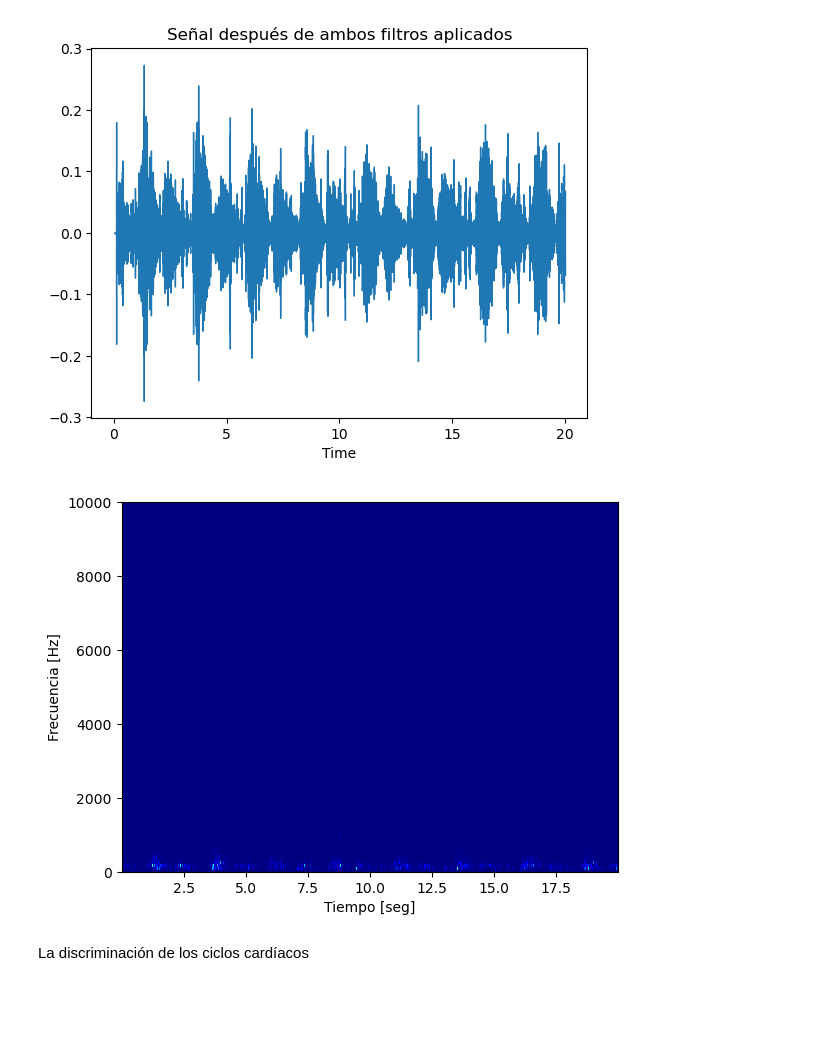
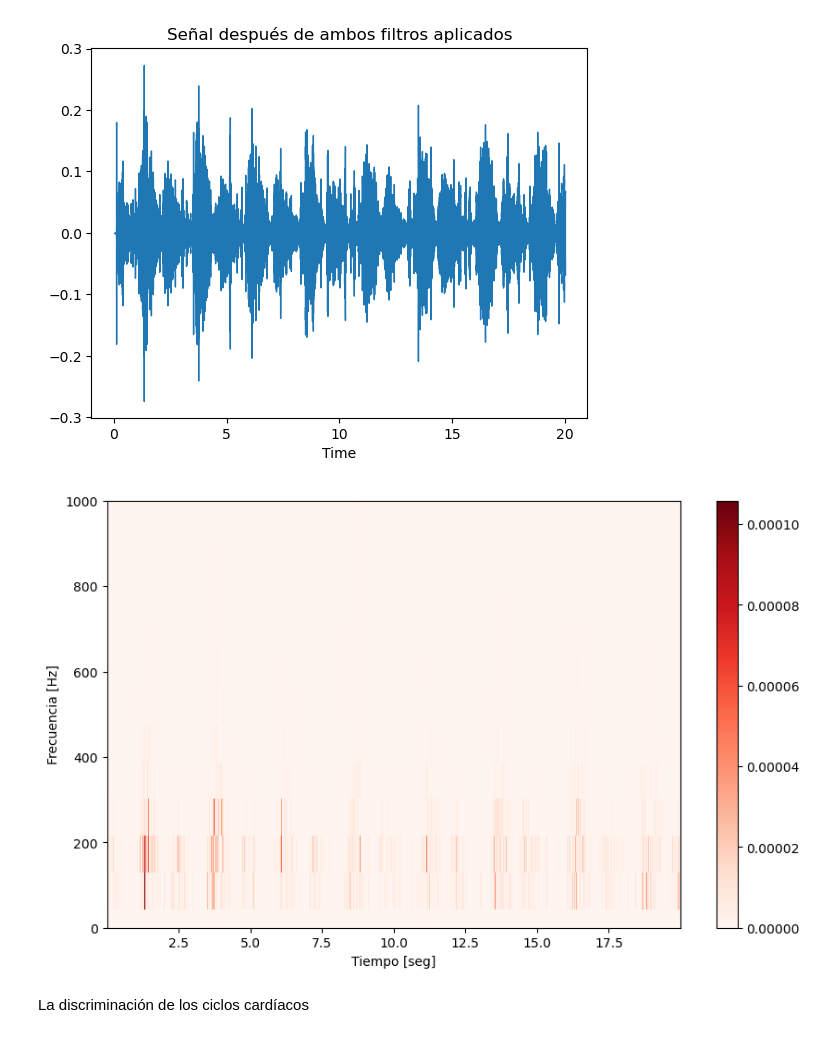
Before and after one commit to Astolfo2332/Respiratory_Difference, a Jupyter notebook: Proyecto_3_los_4GB.ipynb, the cells around one changed output. Drawn from its saved outputs; the diff is of its cells as text; code cells hidden in the pictures; blank space fills up the shorter version.

```diff
--- a/Proyecto_3_los_4GB.ipynb
+++ b/Proyecto_3_los_4GB.ipynb
@@ -119,14 +128,19 @@ plt.title("Señal después de ambos filtros aplicados")
 Text(0.5, 1.0, 'Señal después de ambos filtros aplicados')
 [figure]
 # %%
+fig, ax = plt.subplots(figsize=(10, 6))
+
 f, t, Sxx = signal.spectrogram(y, sr)
-plt.pcolormesh(t, f, Sxx, cmap='jet')
-plt.ylabel('Frecuencia [Hz]')
-plt.xlabel('Tiempo [seg]')
-plt.ylim(0,10000)
+#plt.pcolormesh(t, f, Sxx, cmap='jet')
+im = ax.pcolormesh(t, f, Sxx, cmap='Reds')
+
+ax.set_ylim(0,1000)
+ax.set_ylabel('Frecuencia [Hz]')
+ax.set_xlabel('Tiempo [seg]')
+fig.colorbar(im, ax=ax)
 plt.show()
 # %% [output]
-[figure, old version]
+[figure, new version]
 # %%
 data_wavelet = pywt.wavedec( y, 'db6', level=8 )
 details = data_wavelet[1:]
```
Also changed, not shown: parts of 4 cells of this notebook.
